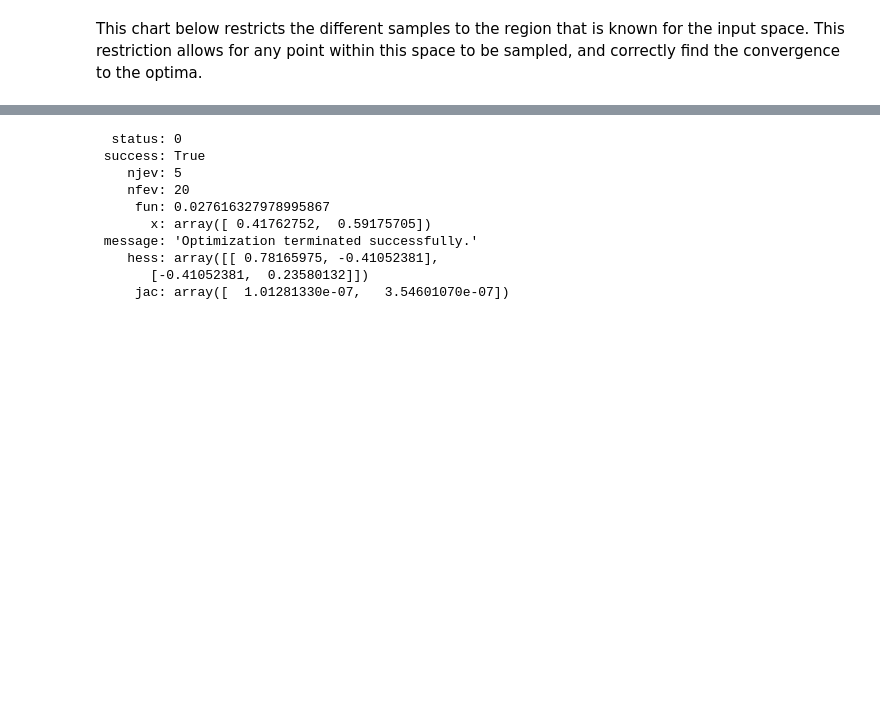
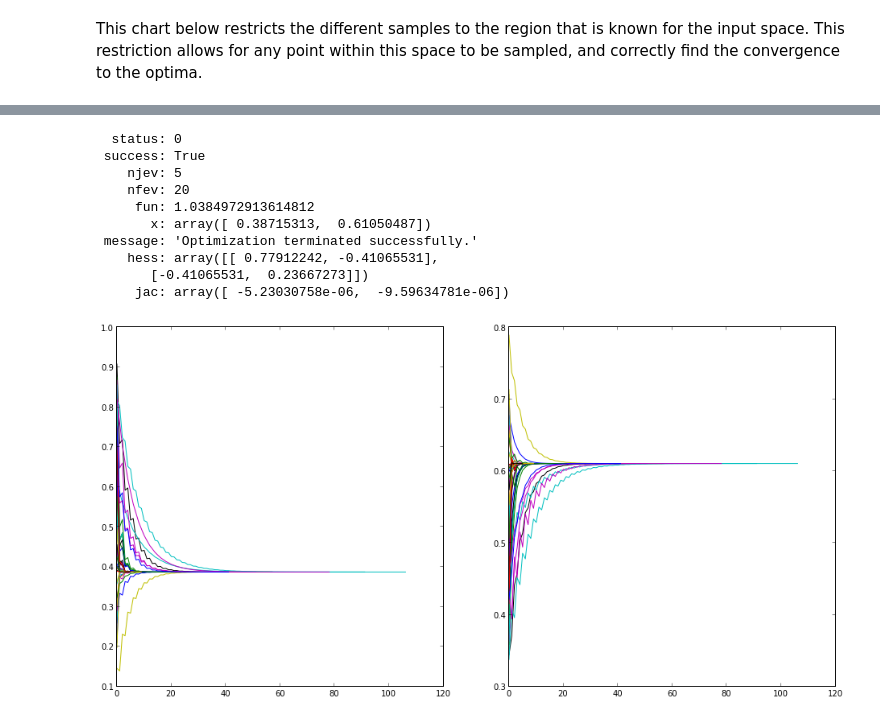
Before and after one commit to gajomi/enzymatica, a Jupyter notebook: docs/inference.ipynb, the cells around one changed output, grey strips where cells are left out. Saved outputs shown, nothing was run; the diff lists cells and outputs as text; code cells hidden in the pictures; blank space fills up the shorter version.

```diff
--- a/docs/inference.ipynb
+++ b/docs/inference.ipynb
@@ -83,14 +87,31 @@ plot(ml.x[1], ml.x[0], '+', markersize=15, color='red')
 # %%
-ml = posterior.maximum_likelihood([0.3, 5.3])
+ml = posterior.maximum_likelihood([0.3, 5.3], num_trials=200)
 ml
 # %% [output]
   status: 0
  success: True
     njev: 5
     nfev: 20
-     fun: 0.027616327978995867
-       x: array([ 0.41762752,  0.59175705])
+     fun: 1.0384972913614812
+       x: array([ 0.38715313,  0.61050487])
  message: 'Optimization terminated successfully.'
-    hess: array([[ 0.78165975, -0.41052381],
-       [-0.41052381,  0.23580132]])
-     jac: array([  1.01281330e-07,   3.54601070e-07])
+    hess: array([[ 0.77912242, -0.41065531],
+       [-0.41065531,  0.23667273]])
+     jac: array([ -5.23030758e-06,  -9.59634781e-06])
+# %%
+num_trials = 50
+response = debug_optimize(lambda x: -posterior.log_likelihood(x), 1, num_trials)
+iterations = [5 * i for i in range(100)]
+
+figsize(16, 8)
+fig, (ax1, ax2) = subplots(1, 2)
+
+for i in range(num_trials):
+    iter_array = array(response['iterations'][i])
+    a = iter_array[:,0]
+    b = iter_array[:,1]
+    ax1.plot(a)
+    ax2.plot(b)
+#[plot(iterations, array(response['iterations'][i])[:,0]) for i in range(10)]
+# %% [output]
+[figure, added]
```
Also changed, not shown: parts of 6 cells of this notebook, 2 other files.
